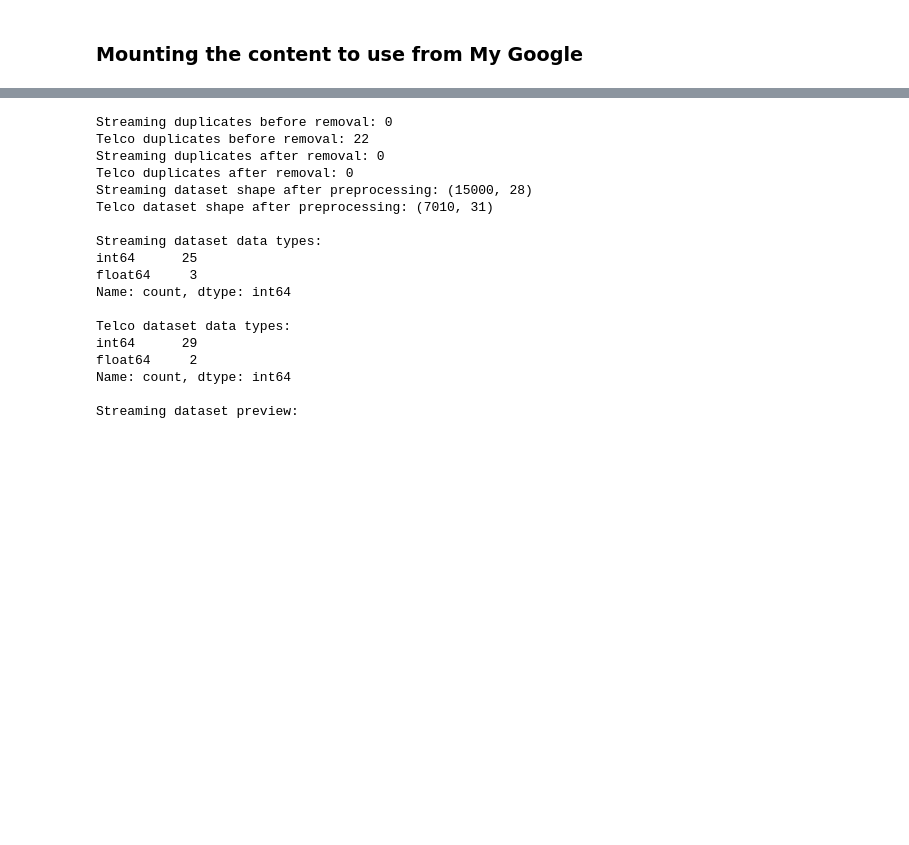
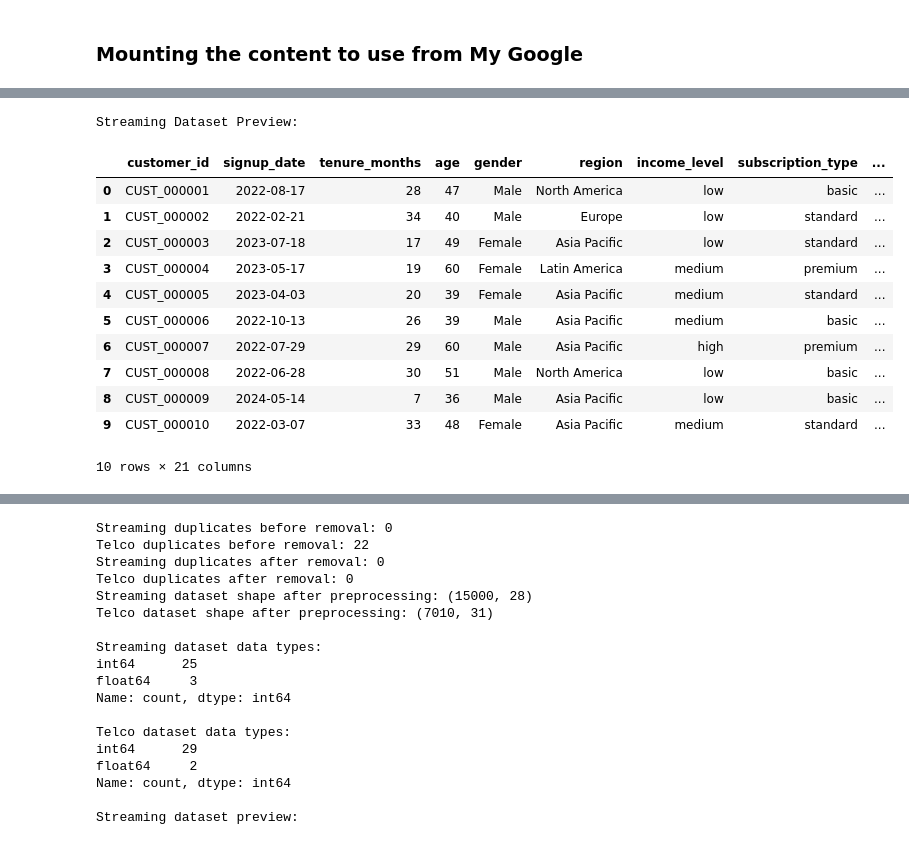
Before and after one commit to DKHolder00/AAI590-Capstone-Churn, a Jupyter notebook: Capstone_Project_Final_Code_Complete_Draft.ipynb, the cells around one changed output, grey strips where cells are left out. Drawn from its saved outputs; the diff is of its cells as text; code cells hidden in the pictures; blank space fills up the shorter version.

```diff
--- a/Capstone_Project_Final_Code_Complete_Draft.ipynb
+++ b/Capstone_Project_Final_Code_Complete_Draft.ipynb
@@ -148,0 +78,18 @@ Overall, this step highlights the need for data type correction, categorical enc
+# %%
+# Show first 10 rows
+print("Streaming Dataset Preview:")
+df_stream.head(10)
+# %% [output]
+Streaming Dataset Preview:
+|  | customer_id | signup_date | tenure_months | age | gender | region | income_level | subscription_type | ... |
+| 0 | CUST_000001 | 2022-08-17 | 28 | 47 | Male | North America | low | basic | ... |
+| 1 | CUST_000002 | 2022-02-21 | 34 | 40 | Male | Europe | low | standard | ... |
+| 2 | CUST_000003 | 2023-07-18 | 17 | 49 | Female | Asia Pacific | low | standard | ... |
+| 3 | CUST_000004 | 2023-05-17 | 19 | 60 | Female | Latin America | medium | premium | ... |
+| 4 | CUST_000005 | 2023-04-03 | 20 | 39 | Female | Asia Pacific | medium | standard | ... |
+| 5 | CUST_000006 | 2022-10-13 | 26 | 39 | Male | Asia Pacific | medium | basic | ... |
+| 6 | CUST_000007 | 2022-07-29 | 29 | 60 | Male | Asia Pacific | high | premium | ... |
+| 7 | CUST_000008 | 2022-06-28 | 30 | 51 | Male | North America | low | basic | ... |
+| 8 | CUST_000009 | 2024-05-14 | 7 | 36 | Male | Asia Pacific | low | basic | ... |
+| 9 | CUST_000010 | 2022-03-07 | 33 | 48 | Female | Asia Pacific | medium | standard | ... |
+10 rows × 21 columns
```
Also changed, not shown: parts of 167 cells of this notebook.
